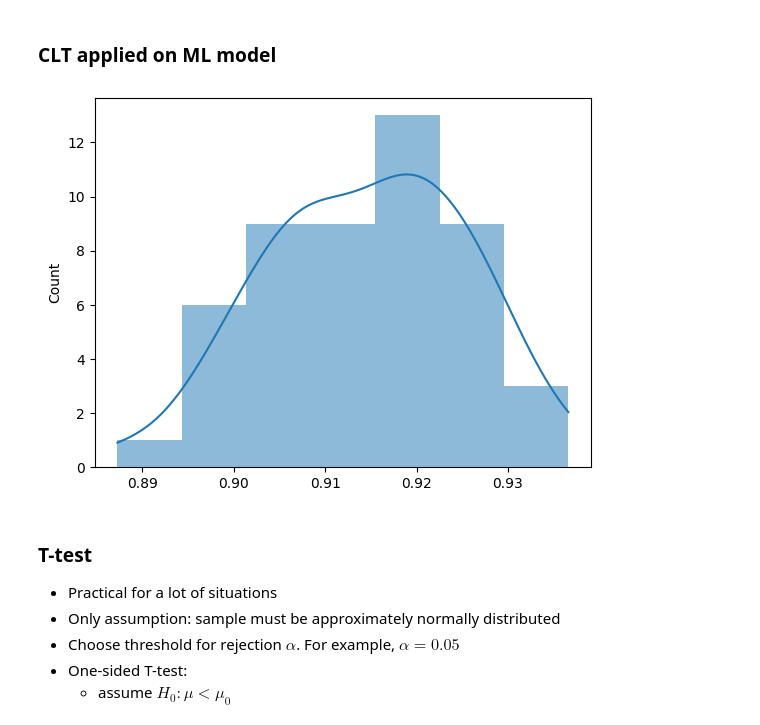
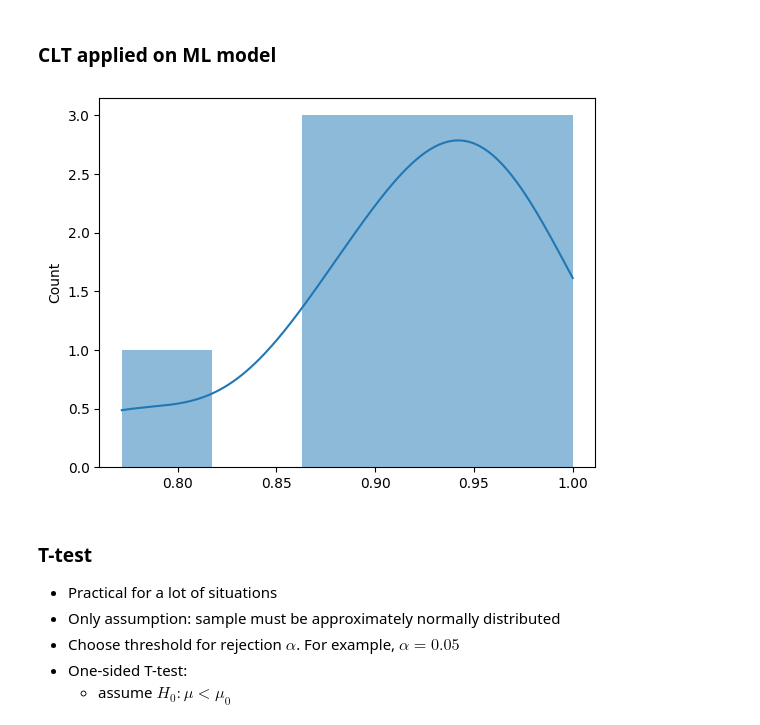
Before and after one commit to Zuyd-ADSAI/ZM001-2425-data-science, a Jupyter notebook: notebooks/ds_week8_model_optimization.ipynb, the cells around one changed output. Saved outputs shown, nothing was run; the diff lists cells and outputs as text; code cells hidden in the pictures.

```diff
--- a/notebooks/ds_week8_model_optimization.ipynb
+++ b/notebooks/ds_week8_model_optimization.ipynb
@@ -309,41 +310,30 @@ plt.show()
 # %% [markdown]
 ### CLT applied on ML model
 # %%
-from sklearn.model_selection import cross_val_score
+from sklearn.model_selection import StratifiedKFold, cross_val_score
 from sklearn.metrics import roc_auc_score, make_scorer
 from sklearn.neighbors import KNeighborsClassifier
 
 random_states = range(0, 50)
 
 # definer scorer
 roc_auc_scorer = make_scorer(roc_auc_score)
 
 # define num folds
 k_folds = 10
+cv = StratifiedKFold(n_splits=k_folds, shuffle=True, random_state=42)
 
-mean_cv_scores = []
+# define model
+model = KNeighborsClassifier(n_neighbors=3)
 
-# make many random train/test splits
-for rs in random_states:
-
-    # create random (stratified) split
-    X_train, X_test, Y_train, Y_test = train_test_split(X, Y, test_size=.2, stratify=Y, random_state=rs)
-
-    # define model
-    model = KNeighborsClassifier(n_neighbors=3)
-
-    # cross-validate for k folds
-    scores = cross_val_score(model, X_train, Y_train, cv=k_folds, scoring=roc_auc_scorer)
-
-    # aggregate to acquire mean scores
-    mean_cv_scores.append(scores.mean())
-
+# cross-validate for k folds
+scores = cross_val_score(model, X_train, Y_train, cv=cv, scoring=roc_auc_scorer)
 
 # plot histogram
-sns.histplot(data=mean_cv_scores, kde=True, ec=None)
+sns.histplot(data=scores, kde=True, ec=None)
 plt.show()
 # %% [output]
-[figure, old version]
+[figure, new version]
 # %% [markdown]
 ### T-test
 
```
Also changed, not shown: parts of 19 cells of this notebook, 1 other file.
